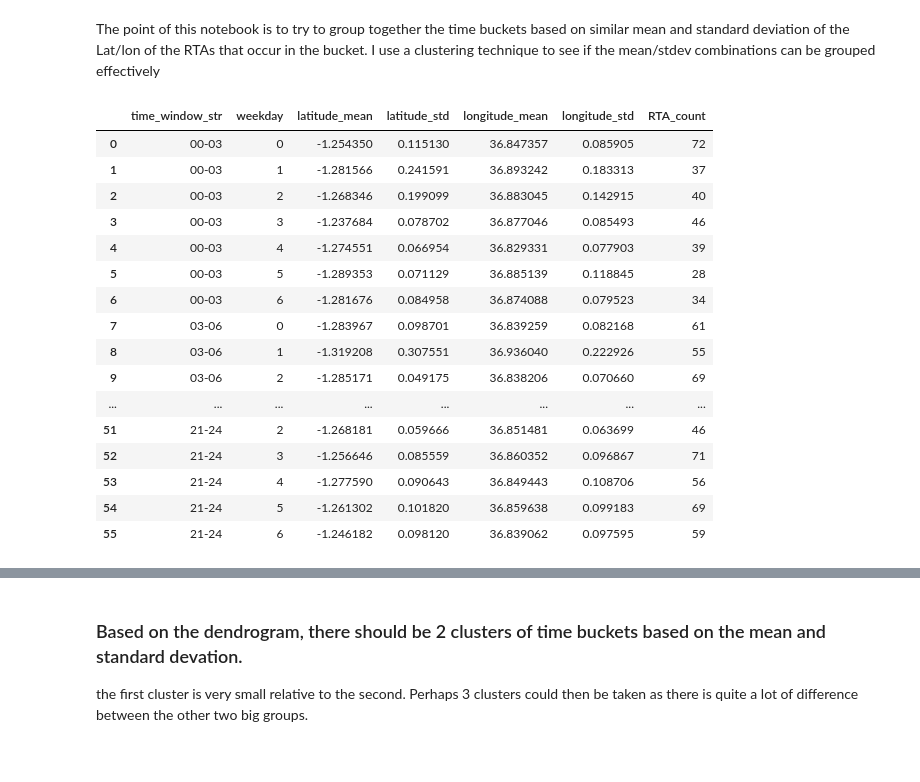
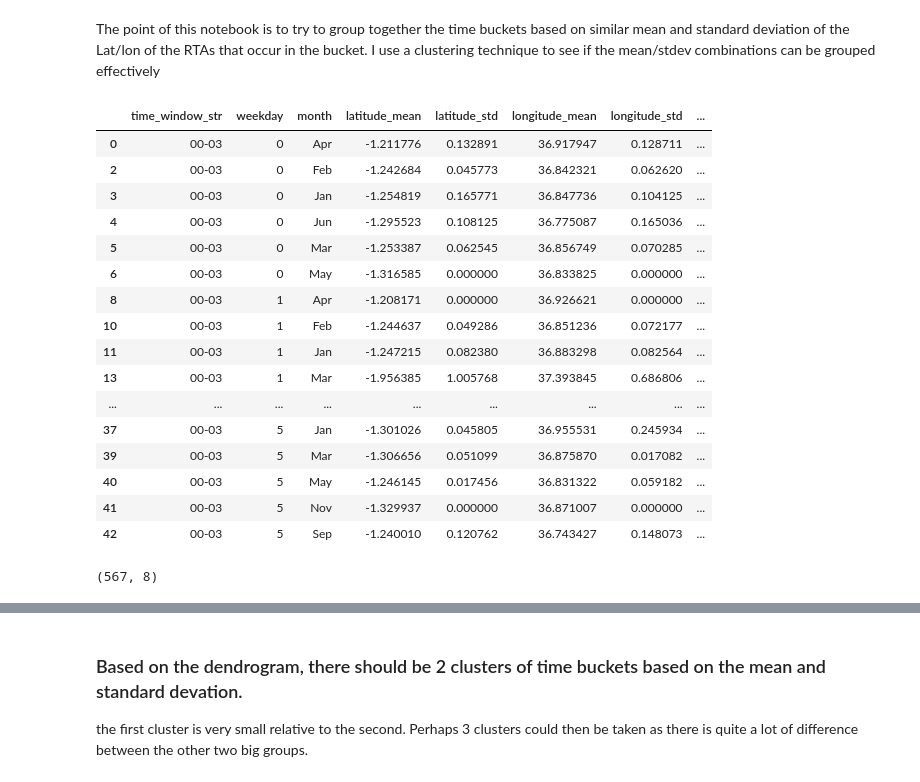
Before and after one commit to AndOleAnd/Capstone_N_A_P, a Jupyter notebook: Notebooks/exploring_distribution.ipynb, the cells around one changed output, grey strips where cells are left out. Drawn from its saved outputs; the diff is of its cells as text; code cells hidden in the pictures.

```diff
--- a/Notebooks/exploring_distribution.ipynb
+++ b/Notebooks/exploring_distribution.ipynb
@@ -38,34 +39,37 @@ def assign_hex_bin(df,lat_column="latitude",lon_column="longitude"):
 # %%
 # load data and apply feautre engineering, drop unnessecary columns
 crash_df = create_crash_df(train_file = '../nairobi-capstone/Inputs/Train.csv')
 crash_df = create_temporal_features(crash_df)
 crash_df = assign_hex_bin(crash_df)
 #crash_df = crash_df.drop(['uid','day','year','time_window','datetime'], axis=1)
-crash_df = crash_df.drop(['uid','day','year','time_window','datetime','month'], axis=1)
+#crash_df = crash_df.drop(['uid','day','year','time_window','datetime','month'], axis=1)
 # group by identified seasonal features, get aggregate values for these groups
-crash_group = crash_df.groupby(['time_window_str', 'weekday'])
+crash_group = crash_df.groupby(['time_window_str', 'weekday','month'])
+#display(crash_group.head())
 group_stats = crash_group.agg({'latitude': [np.mean, np.std],'longitude': [np.mean, np.std, 'count']})
 # flatten out groupby object and rename columns
 group_stats = group_stats.reset_index()
 group_stats.columns = group_stats.columns.get_level_values(0)
-group_stats.columns.values[[2,3,4,5,6]] = ['latitude_mean', 'latitude_std','longitude_mean', 'longitude_std','RTA_count']
-#group_stats.dropna(inplace=True)
-group_stats
+group_stats.columns.values[[3,4,5,6,7]] = ['latitude_mean', 'latitude_std','longitude_mean', 'longitude_std','RTA_count']
+group_stats.dropna(inplace=True)
+display(group_stats.head(30))
+group_stats.shape
 # %% [output]
-|  | time_window_str | weekday | latitude_mean | latitude_std | longitude_mean | longitude_std | RTA_count |
-| 0 | 00-03 | 0 | -1.254350 | 0.115130 | 36.847357 | 0.085905 | 72 |
-| 1 | 00-03 | 1 | -1.281566 | 0.241591 | 36.893242 | 0.183313 | 37 |
-| 2 | 00-03 | 2 | -1.268346 | 0.199099 | 36.883045 | 0.142915 | 40 |
-| 3 | 00-03 | 3 | -1.237684 | 0.078702 | 36.877046 | 0.085493 | 46 |
-| 4 | 00-03 | 4 | -1.274551 | 0.066954 | 36.829331 | 0.077903 | 39 |
-| 5 | 00-03 | 5 | -1.289353 | 0.071129 | 36.885139 | 0.118845 | 28 |
-| 6 | 00-03 | 6 | -1.281676 | 0.084958 | 36.874088 | 0.079523 | 34 |
-| 7 | 03-06 | 0 | -1.283967 | 0.098701 | 36.839259 | 0.082168 | 61 |
-| 8 | 03-06 | 1 | -1.319208 | 0.307551 | 36.936040 | 0.222926 | 55 |
-| 9 | 03-06 | 2 | -1.285171 | 0.049175 | 36.838206 | 0.070660 | 69 |
-| ... | ... | ... | ... | ... | ... | ... | ... |
-| 51 | 21-24 | 2 | -1.268181 | 0.059666 | 36.851481 | 0.063699 | 46 |
-| 52 | 21-24 | 3 | -1.256646 | 0.085559 | 36.860352 | 0.096867 | 71 |
-| 53 | 21-24 | 4 | -1.277590 | 0.090643 | 36.849443 | 0.108706 | 56 |
-| 54 | 21-24 | 5 | -1.261302 | 0.101820 | 36.859638 | 0.099183 | 69 |
-| 55 | 21-24 | 6 | -1.246182 | 0.098120 | 36.839062 | 0.097595 | 59 |
+|  | time_window_str | weekday | month | latitude_mean | latitude_std | longitude_mean | longitude_std | ... |
+| 0 | 00-03 | 0 | Apr | -1.211776 | 0.132891 | 36.917947 | 0.128711 | ... |
+| 2 | 00-03 | 0 | Feb | -1.242684 | 0.045773 | 36.842321 | 0.062620 | ... |
+| 3 | 00-03 | 0 | Jan | -1.254819 | 0.165771 | 36.847736 | 0.104125 | ... |
+| 4 | 00-03 | 0 | Jun | -1.295523 | 0.108125 | 36.775087 | 0.165036 | ... |
+| 5 | 00-03 | 0 | Mar | -1.253387 | 0.062545 | 36.856749 | 0.070285 | ... |
+| 6 | 00-03 | 0 | May | -1.316585 | 0.000000 | 36.833825 | 0.000000 | ... |
+| 8 | 00-03 | 1 | Apr | -1.208171 | 0.000000 | 36.926621 | 0.000000 | ... |
+| 10 | 00-03 | 1 | Feb | -1.244637 | 0.049286 | 36.851236 | 0.072177 | ... |
+| 11 | 00-03 | 1 | Jan | -1.247215 | 0.082380 | 36.883298 | 0.082564 | ... |
+| 13 | 00-03 | 1 | Mar | -1.956385 | 1.005768 | 37.393845 | 0.686806 | ... |
+| ... | ... | ... | ... | ... | ... | ... | ... | ... |
+| 37 | 00-03 | 5 | Jan | -1.301026 | 0.045805 | 36.955531 | 0.245934 | ... |
+| 39 | 00-03 | 5 | Mar | -1.306656 | 0.051099 | 36.875870 | 0.017082 | ... |
+| 40 | 00-03 | 5 | May | -1.246145 | 0.017456 | 36.831322 | 0.059182 | ... |
+| 41 | 00-03 | 5 | Nov | -1.329937 | 0.000000 | 36.871007 | 0.000000 | ... |
+| 42 | 00-03 | 5 | Sep | -1.240010 | 0.120762 | 36.743427 | 0.148073 | ... |
+(567, 8)
```
Also changed, not shown: parts of 5 cells of this notebook, 1 other file.
